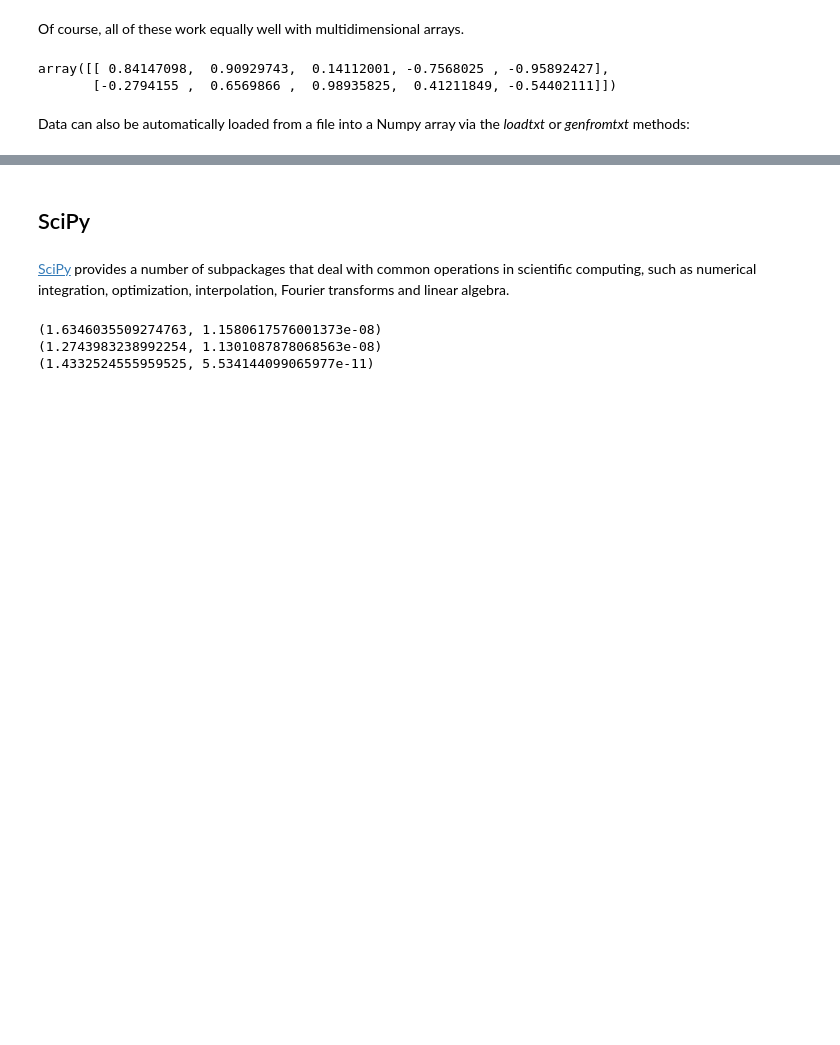
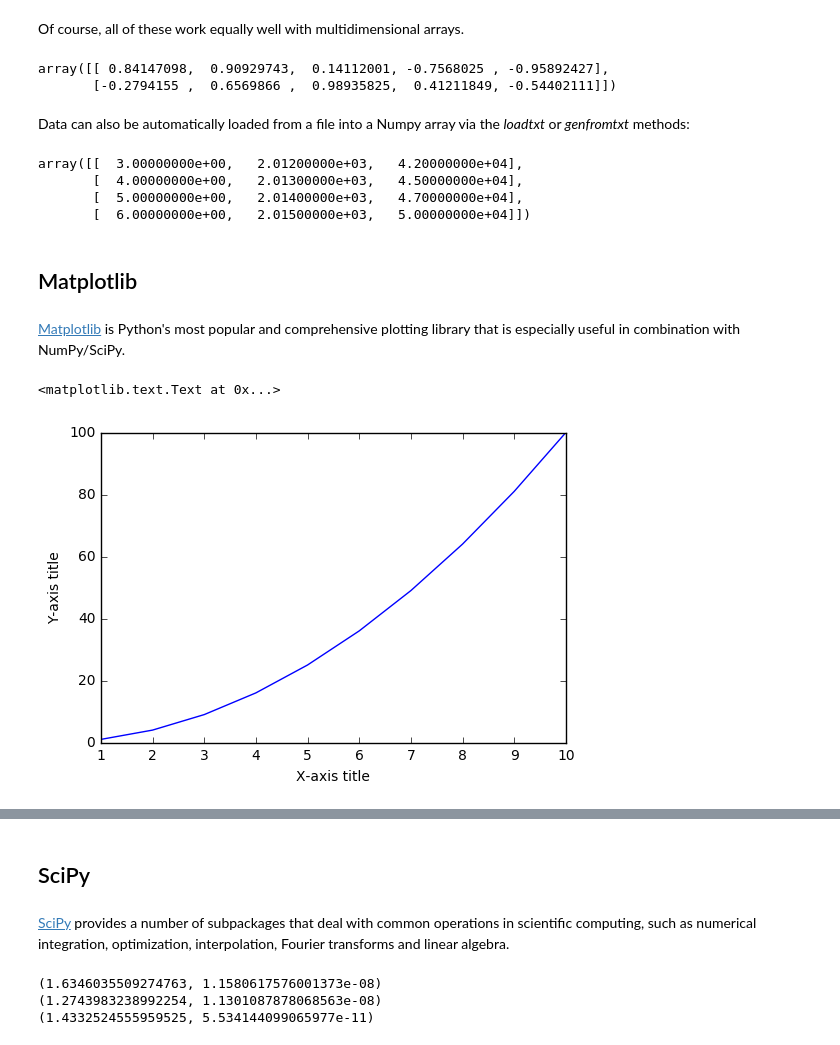
Before and after one commit to pucdata/pythonclub, a Jupyter notebook: sessions/01-introduction/Software I.ipynb, the cells around one changed output, grey strips where cells are left out. Saved outputs shown, nothing was run; the diff lists cells and outputs as text; code cells hidden in the pictures; blank space fills up the shorter version.

```diff
--- a/sessions/01-introduction/Software I.ipynb
+++ b/sessions/01-introduction/Software I.ipynb
@@ -150,4 +170,27 @@ array([[ 0.84147098,  0.90929743,  0.14112001, -0.7568025 , -0.95892427],
 # %% [markdown]
 Data can also be automatically loaded from a file into a Numpy array via the <i>loadtxt</i> or <i>genfromtxt</i> methods:
 # %%
-data = np.loadtxt("somefile.csv", delimiter = ",", skiprows = 3)
+data = np.loadtxt("data/sample_data.csv", delimiter = ",", skiprows = 3)
+data
+# %% [output]
+array([[  3.00000000e+00,   2.01200000e+03,   4.20000000e+04],
+       [  4.00000000e+00,   2.01300000e+03,   4.50000000e+04],
+       [  5.00000000e+00,   2.01400000e+03,   4.70000000e+04],
+       [  6.00000000e+00,   2.01500000e+03,   5.00000000e+04]])
+# %% [markdown]
+## Matplotlib
+# %% [markdown]
+<a href="http://matplotlib.org/">Matplotlib</a> is Python's most popular and comprehensive plotting library that is especially useful in combination with NumPy/SciPy.
+# %%
+import matplotlib.pyplot as plt
+%matplotlib inline
+
+x=np.array([1,2,3,4,5,6,7,8,9,10])
+y=x**2
+
+plt.plot(x,y)
+plt.xlabel('X-axis title')
+plt.ylabel('Y-axis title')
+# %% [output]
+<matplotlib.text.Text at 0x...>
+[figure, added]
```
Also changed, not shown: parts of 30 cells of this notebook, 11 other files.
